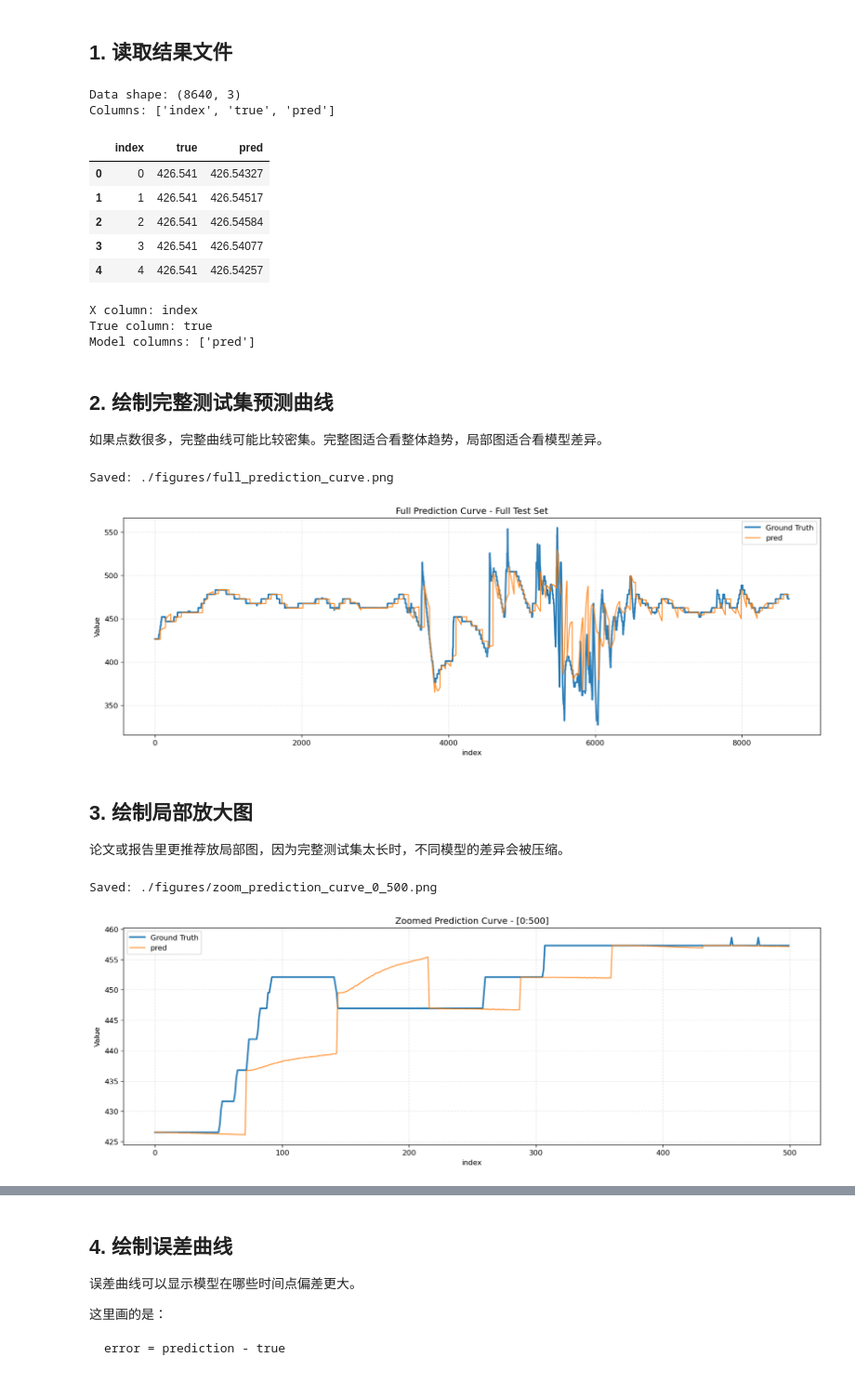
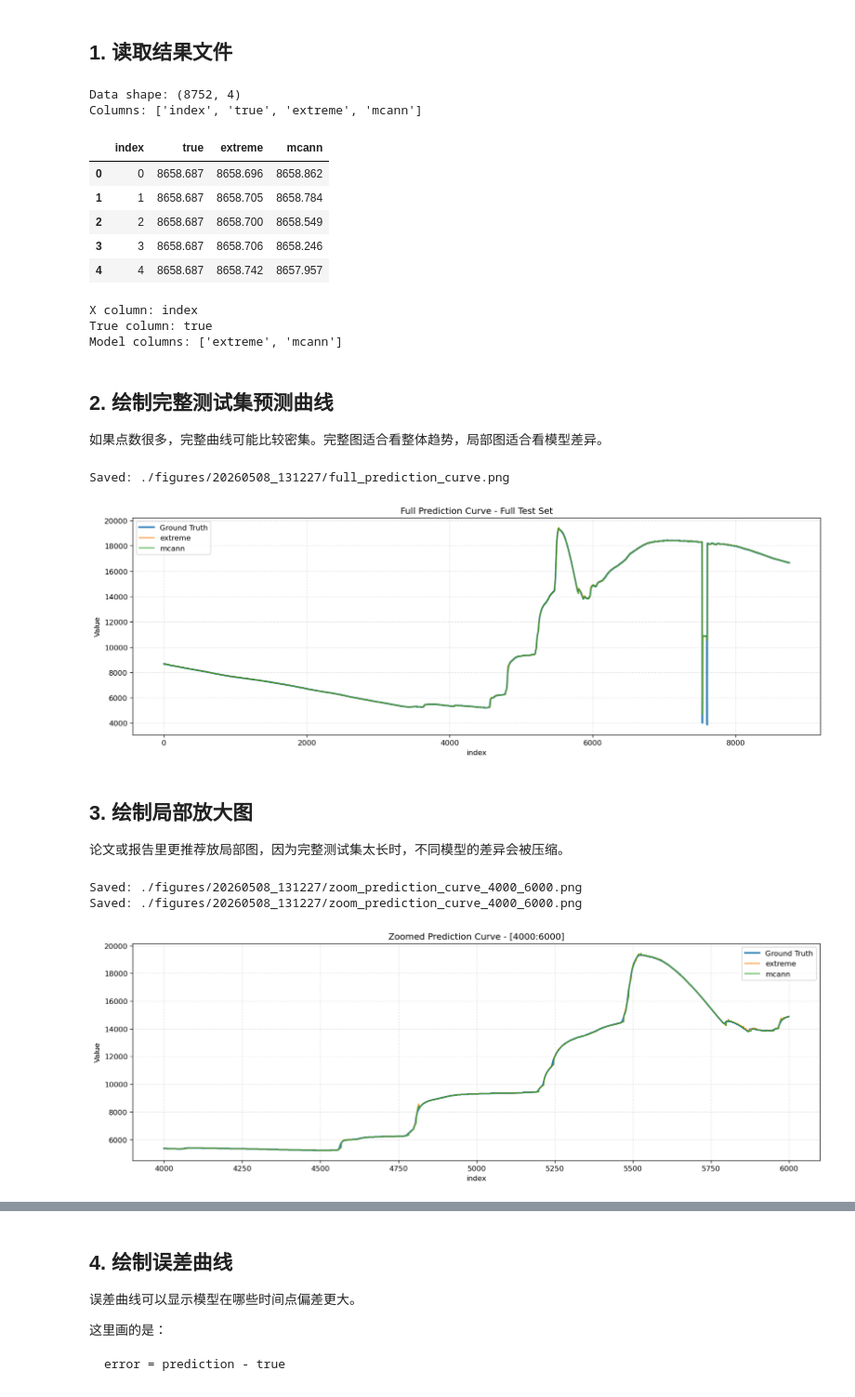
Before and after one commit to mkw659118/Extreme, a Jupyter notebook: plot_prediction_curves.ipynb, the cells around one changed output, grey strips where cells are left out. Shown at 93% size. Drawn from its saved outputs; the diff is of its cells as text; code cells hidden in the pictures.

```diff
--- a/plot_prediction_curves.ipynb
+++ b/plot_prediction_curves.ipynb
@@ -26,6 +26,8 @@ index,true,LSTM,Transformer,Ours
 # %%
 
 import os
+from datetime import datetime
+
 import numpy as np
 import pandas as pd
 import matplotlib.pyplot as plt
@@ -35,8 +37,11 @@ plt.rcParams["savefig.dpi"] = 300
 plt.rcParams["axes.unicode_minus"] = False
 
 # ========== 修改这里 ==========
-CSV_PATH = "./draw/extreme_lstm_memo_PL72_DM512.csv"   # 改成你的 csv 文件路径
-SAVE_DIR = "./figures"                    # 图片保存目录
+CSV_PATH = "./draw/compare_reservoir_stor_4007_sof24_PL8_DM256.csv"   # 改成你的 csv 文件路径
+
+base_save_dir = "./figures"
+time_str = datetime.now().strftime("%Y%m%d_%H%M%S")
+SAVE_DIR = os.path.join(base_save_dir, time_str)
 
 # 如果你的横轴是 datetime，就填 "datetime"
 # 如果你的横轴是 index，就填 "index"
@@ -79,17 +84,17 @@ assert len(MODEL_COLS) > 0, "没有找到模型预测列"
 for col in MODEL_COLS:
     assert col in df.columns, f"找不到模型预测列: {col}"
 # %% [output]
-Data shape: (8640, 3)
-Columns: ['index', 'true', 'pred']
+Data shape: (8752, 4)
+Columns: ['index', 'true', 'extreme', 'mcann']
-|  | index | true | pred |
-| 0 | 0 | 426.541 | 426.54327 |
-| 1 | 1 | 426.541 | 426.54517 |
-| 2 | 2 | 426.541 | 426.54584 |
-| 3 | 3 | 426.541 | 426.54077 |
-| 4 | 4 | 426.541 | 426.54257 |
+|  | index | true | extreme | mcann |
+| 0 | 0 | 8658.687 | 8658.696 | 8658.862 |
+| 1 | 1 | 8658.687 | 8658.705 | 8658.784 |
+| 2 | 2 | 8658.687 | 8658.700 | 8658.549 |
+| 3 | 3 | 8658.687 | 8658.706 | 8658.246 |
+| 4 | 4 | 8658.687 | 8658.742 | 8657.957 |
 X column: index
 True column: true
-Model columns: ['pred']
+Model columns: ['extreme', 'mcann']
 # %% [markdown]
 
 ## 2. 绘制完整测试集预测曲线
@@ -161,8 +166,8 @@ plot_prediction_curve(
     save_name="full_prediction_curve.png",
 )
 # %% [output]
-Saved: ./figures/full_prediction_curve.png
+Saved: ./figures/20260508_131227/full_prediction_curve.png
-[figure, old version]
+[figure, new version]
 # %% [markdown]
 
 ## 3. 绘制局部放大图
@@ -171,19 +176,20 @@ Saved: ./figures/full_prediction_curve.png
 # %%
 
 # ========== 修改这里 ==========
-START = 0
-END = min(500, len(df))
+START = 4000
+END = min(6000, len(df))
 
 plot_prediction_curve(
     df=df,
     x_col=X_COL,
     true_col=TRUE_COL,
     model_cols=MODEL_COLS,
     start=START,
     end=END,
     title="Zoomed Prediction Curve",
     save_name=f"zoom_prediction_curve_{START}_{END}.png",
 )
 # %% [output]
-Saved: ./figures/zoom_prediction_curve_0_500.png
+Saved: ./figures/20260508_131227/zoom_prediction_curve_4000_6000.png
+Saved: ./figures/20260508_131227/zoom_prediction_curve_4000_6000.png
-[figure, old version]
+[figure, new version]
```
Also changed, not shown: parts of 7 cells of this notebook, 8 other files.
